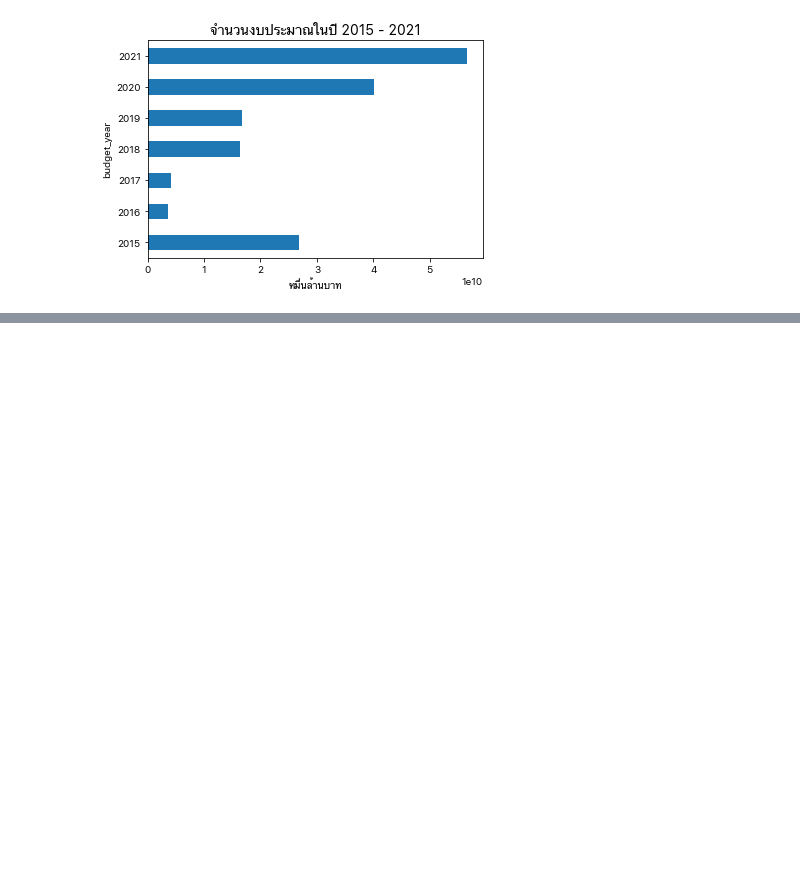
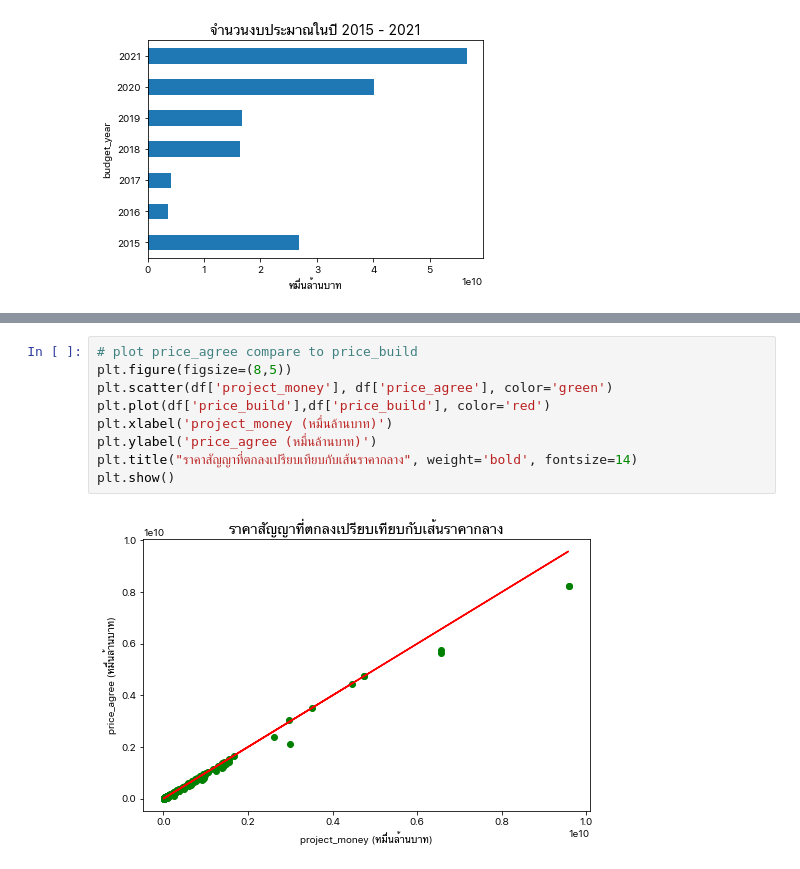
Before and after one commit to tunlaton11/DS4Biz_Assignment, a Jupyter notebook: DS4Biz_Assignment1_63070224.ipynb, the cells around one changed output, grey strips where cells are left out. Cells and saved outputs as stored; diff of their text form; blank space fills up the shorter version.

```diff
--- a/DS4Biz_Assignment1_63070224.ipynb
+++ b/DS4Biz_Assignment1_63070224.ipynb
@@ -311,0 +383,11 @@ plt.show()
+# %%
+# plot price_agree compare to price_build
+plt.figure(figsize=(8,5))
+plt.scatter(df['project_money'], df['price_agree'], color='green')
+plt.plot(df['price_build'],df['price_build'], color='red')
+plt.xlabel('project_money (หมื่นล้านบาท)')
+plt.ylabel('price_agree (หมื่นล้านบาท)')
+plt.title("ราคาสัญญาที่ตกลงเปรียบเทียบกับเส้นราคากลาง", weight='bold', fontsize=14)
+plt.show()
+# %% [output]
+[figure, added]
```
Also changed, not shown: parts of 6 cells of this notebook.
